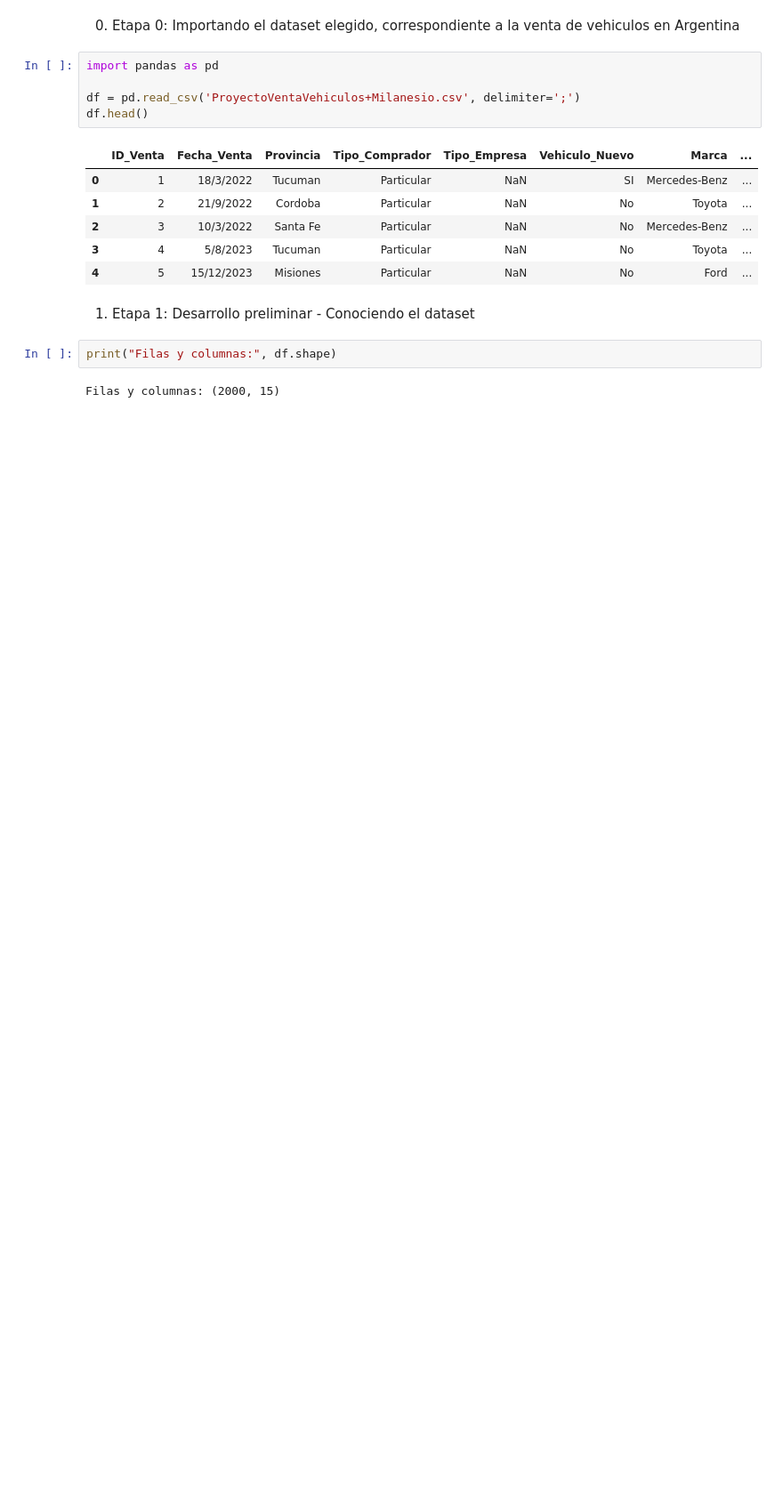
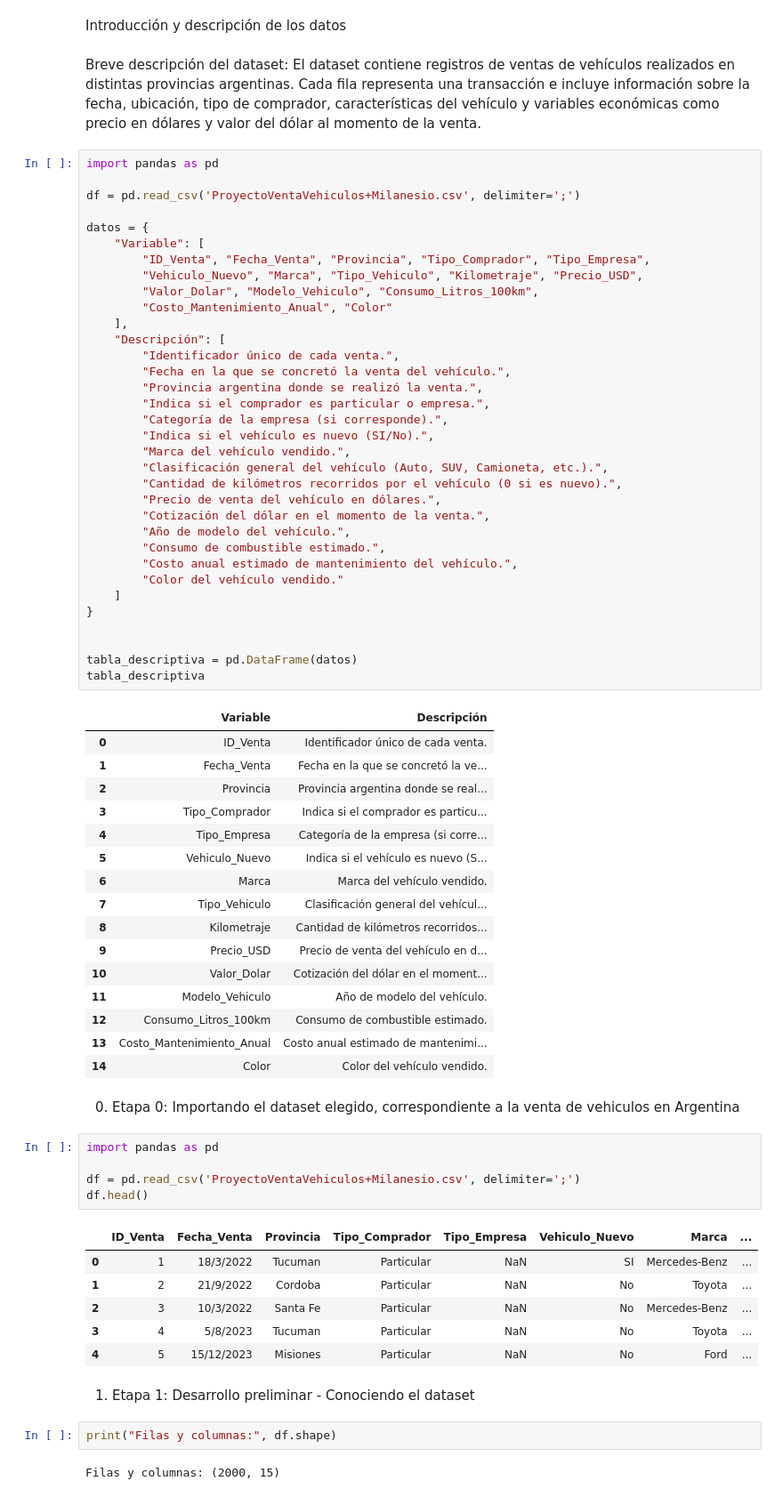
Before and after one commit to IgnacioMilanesio/Proyecto_VentaVehiculos_Milanesio, a Jupyter notebook: ProyectoVentaVehiculos+Milanesio.ipynb, the cells around one changed output. Shown: that part at 89% size. Cells and saved outputs as stored; diff of their text form; blank space fills up the shorter version.

```diff
--- a/ProyectoVentaVehiculos+Milanesio.ipynb
+++ b/ProyectoVentaVehiculos+Milanesio.ipynb
@@ -1,3 +3,58 @@
+# %% [markdown]
+Introducción y descripción de los datos
+# %% [markdown]
+Breve descripción del dataset: El dataset contiene registros de ventas de vehículos realizados en distintas provincias argentinas. Cada fila representa una transacción e incluye información sobre la fecha, ubicación, tipo de comprador, características del vehículo y variables económicas como precio en dólares y valor del dólar al momento de la venta.
+# %%
+import pandas as pd
+
+df = pd.read_csv('ProyectoVentaVehiculos+Milanesio.csv', delimiter=';')
+
+datos = {
+    "Variable": [
+        "ID_Venta", "Fecha_Venta", "Provincia", "Tipo_Comprador", "Tipo_Empresa",
+        "Vehiculo_Nuevo", "Marca", "Tipo_Vehiculo", "Kilometraje", "Precio_USD",
+        "Valor_Dolar", "Modelo_Vehiculo", "Consumo_Litros_100km",
+        "Costo_Mantenimiento_Anual", "Color"
+    ],
+    "Descripción": [
+        "Identificador único de cada venta.",
+        "Fecha en la que se concretó la venta del vehículo.",
+        "Provincia argentina donde se realizó la venta.",
+        "Indica si el comprador es particular o empresa.",
+        "Categoría de la empresa (si corresponde).",
+        "Indica si el vehículo es nuevo (SI/No).",
+        "Marca del vehículo vendido.",
+        "Clasificación general del vehículo (Auto, SUV, Camioneta, etc.).",
+        "Cantidad de kilómetros recorridos por el vehículo (0 si es nuevo).",
+        "Precio de venta del vehículo en dólares.",
+        "Cotización del dólar en el momento de la venta.",
+        "Año de modelo del vehículo.",
+        "Consumo de combustible estimado.",
+        "Costo anual estimado de mantenimiento del vehículo.",
+        "Color del vehículo vendido."
+    ]
+}
+
+
+tabla_descriptiva = pd.DataFrame(datos)
+tabla_descriptiva
+# %% [output]
+|  | Variable | Descripción |
+| 0 | ID_Venta | Identificador único de cada venta. |
+| 1 | Fecha_Venta | Fecha en la que se concretó la ve... |
+| 2 | Provincia | Provincia argentina donde se real... |
+| 3 | Tipo_Comprador | Indica si el comprador es particu... |
+| 4 | Tipo_Empresa | Categoría de la empresa (si corre... |
+| 5 | Vehiculo_Nuevo | Indica si el vehículo es nuevo (S... |
+| 6 | Marca | Marca del vehículo vendido. |
+| 7 | Tipo_Vehiculo | Clasificación general del vehícul... |
+| 8 | Kilometraje | Cantidad de kilómetros recorridos... |
+| 9 | Precio_USD | Precio de venta del vehículo en d... |
+| 10 | Valor_Dolar | Cotización del dólar en el moment... |
+| 11 | Modelo_Vehiculo | Año de modelo del vehículo. |
+| 12 | Consumo_Litros_100km | Consumo de combustible estimado. |
+| 13 | Costo_Mantenimiento_Anual | Costo anual estimado de mantenimi... |
+| 14 | Color | Color del vehículo vendido. |
 # %% [markdown]
 0. Etapa 0: Importando el dataset elegido, correspondiente a la venta de vehiculos en Argentina
 # %%
```
Also changed, not shown: parts of 22 cells of this notebook, 3 other files.
